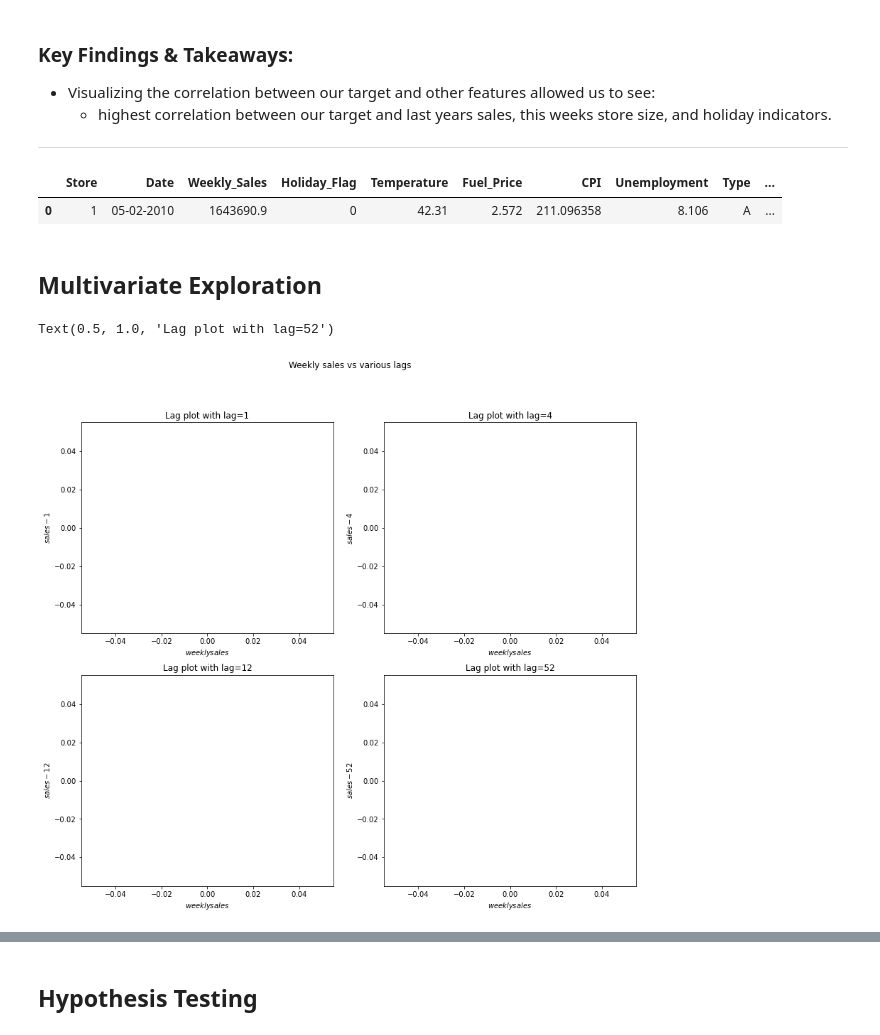
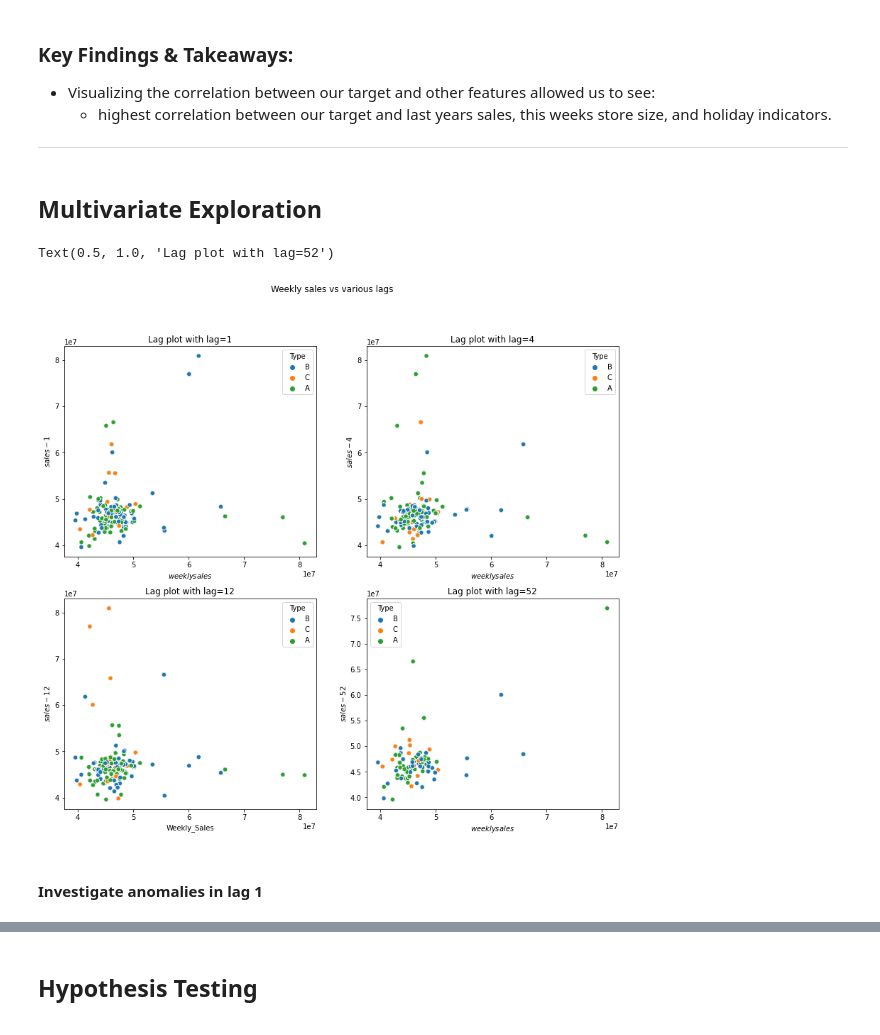
Before and after one commit to Attention-Walmart-Shoppers/capstone, a Jupyter notebook: final_notebook_draft.ipynb, the cells around one changed output, grey strips where cells are left out. Cells and saved outputs as stored; diff of their text form; code cells hidden in the pictures.

Commit message:
chart edits

```diff
--- a/final_notebook_draft.ipynb
+++ b/final_notebook_draft.ipynb
@@ -279,42 +279,42 @@ heatmap.set_title('Features Correlating with weekly sales', fontdict={'fontsize'
 * Visualizing the correlation between our target and other features allowed us to see:
     * highest correlation between our target and last years sales, this weeks store size, and holiday indicators.
 ***
-# %%
-df_data1.head(1)
-# %% [output]
-|  | Store | Date | Weekly_Sales | Holiday_Flag | Temperature | Fuel_Price | CPI | Unemployment | Type | ... |
-| 0 | 1 | 05-02-2010 | 1643690.9 | 0 | 42.31 | 2.572 | 211.096358 | 8.106 | A | ... |
 # %% [markdown]
 ## Multivariate Exploration
+# %%
+df2 = w.acquire_data()
+df2['Date'] = pd.to_datetime(df2.Date)
+df2 = df2.set_index('Date').sort_index()
 # %%
 # Various Target Lag plots
 
 fig = plt.figure(figsize=(14, 12))
 fig.suptitle('Weekly sales vs various lags')
 
 plt.subplot(2, 2, 1)
-sns.scatterplot(df_data1.groupby('Date').Weekly_Sales.agg('sum'), df_data1.groupby('Date').Weekly_Sales.agg('sum').shift(-1), hue=df_data1.Type)
+sns.scatterplot(df2.groupby('Date').Weekly_Sales.agg('sum'), df2.groupby('Date').Weekly_Sales.agg('sum').shift(-1), hue=df2.Type)
 plt.xlabel('$weekly sales$')
 plt.ylabel('$sales - 1$')
 plt.title('Lag plot with lag=1')
 
 plt.subplot(2, 2, 2)
-sns.scatterplot(df_data1.groupby('Date').Weekly_Sales.agg('sum'), df_data1.groupby('Date').Weekly_Sales.agg('sum').shift(-4), hue=df_data1.Type)
+sns.scatterplot(df2.groupby('Date').Weekly_Sales.agg('sum'), df2.groupby('Date').Weekly_Sales.agg('sum').shift(-4), hue=df2.Type)
 plt.xlabel('$weekly sales$')
 plt.ylabel('$sales - 4$')
 plt.title('Lag plot with lag=4')
 
 plt.subplot(2, 2, 3)
-sns.scatterplot(df_data1.groupby('Date').Weekly_Sales.agg('sum'), df_data1.groupby('Date').Weekly_Sales.agg('sum').shift(-12), hue=df_data1.Type)
-plt.xlabel('$weekly sales$')
+sns.scatterplot(df2.groupby('Date').Weekly_Sales.agg('sum'), df2.groupby('Date').Weekly_Sales.agg('sum').shift(-12), hue=df2.Type)
 plt.ylabel('$sales - 12$')
 plt.title('Lag plot with lag=12')
 
 plt.subplot(2, 2, 4)
-sns.scatterplot(df_data1.groupby('Date').Weekly_Sales.agg('sum'), df_data1.groupby('Date').Weekly_Sales.agg('sum').shift(-52), hue=df_data1.Type)
+sns.scatterplot(df2.groupby('Date').Weekly_Sales.agg('sum'), df2.groupby('Date').Weekly_Sales.agg('sum').shift(-52), hue=df2.Type)
 plt.xlabel('$weekly sales$')
 plt.ylabel('$sales - 52$')
 plt.title('Lag plot with lag=52')
 # %% [output]
 Text(0.5, 1.0, 'Lag plot with lag=52')
-[figure, old version]
+[figure, new version]
+# %% [markdown]
+#### Investigate anomalies in lag 1
```
Also changed, not shown: parts of 20 cells of this notebook.
